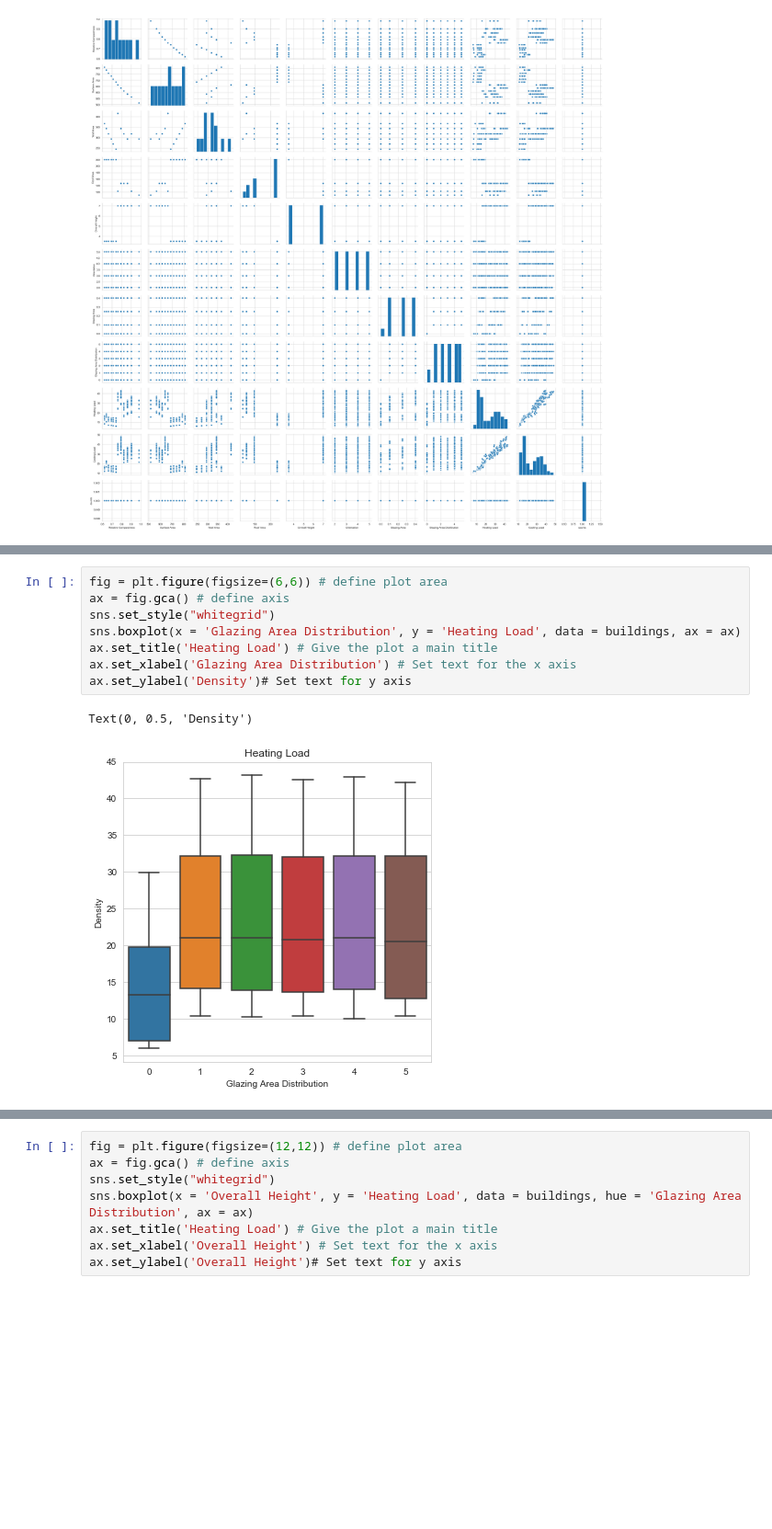
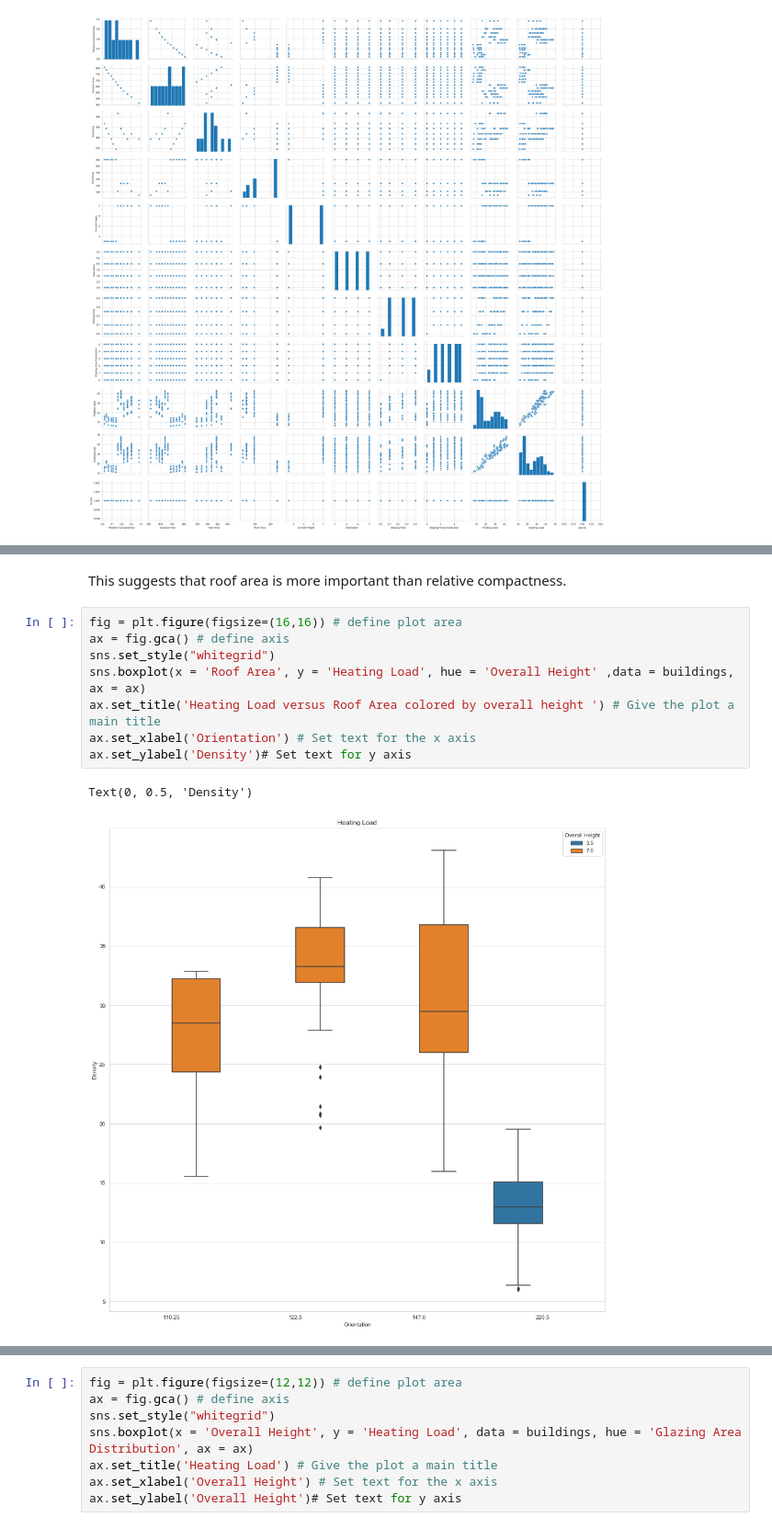
Before and after one commit to mutecypher/Datasci410, a Jupyter notebook: MikePearson-L01-EnergyLoads.ipynb, the cells around one changed output, grey strips where cells are left out. Shown at 92% size. Drawn from its saved outputs; the diff is of its cells as text; blank space fills up the shorter version.

```diff
--- a/MikePearson-L01-EnergyLoads.ipynb
+++ b/MikePearson-L01-EnergyLoads.ipynb
@@ -136,11 +228,13 @@ sns.pairplot(buildings)
+# %% [markdown]
+This suggests that roof area is more important than relative compactness.
 # %%
-fig = plt.figure(figsize=(6,6)) # define plot area
+fig = plt.figure(figsize=(16,16)) # define plot area
 ax = fig.gca() # define axis
 sns.set_style("whitegrid")
-sns.boxplot(x = 'Glazing Area Distribution', y = 'Heating Load', data = buildings, ax = ax)
-ax.set_title('Heating Load') # Give the plot a main title
-ax.set_xlabel('Glazing Area Distribution') # Set text for the x axis
+sns.boxplot(x = 'Roof Area', y = 'Heating Load', hue = 'Overall Height' ,data = buildings, ax = ax)
+ax.set_title('Heating Load versus Roof Area colored by overall height ') # Give the plot a main title
+ax.set_xlabel('Orientation') # Set text for the x axis
 ax.set_ylabel('Density')# Set text for y axis
 # %% [output]
 Text(0, 0.5, 'Density')
-[figure, old version]
+[figure, new version]
```
Also changed, not shown: parts of 44 cells of this notebook, 8 other files.
